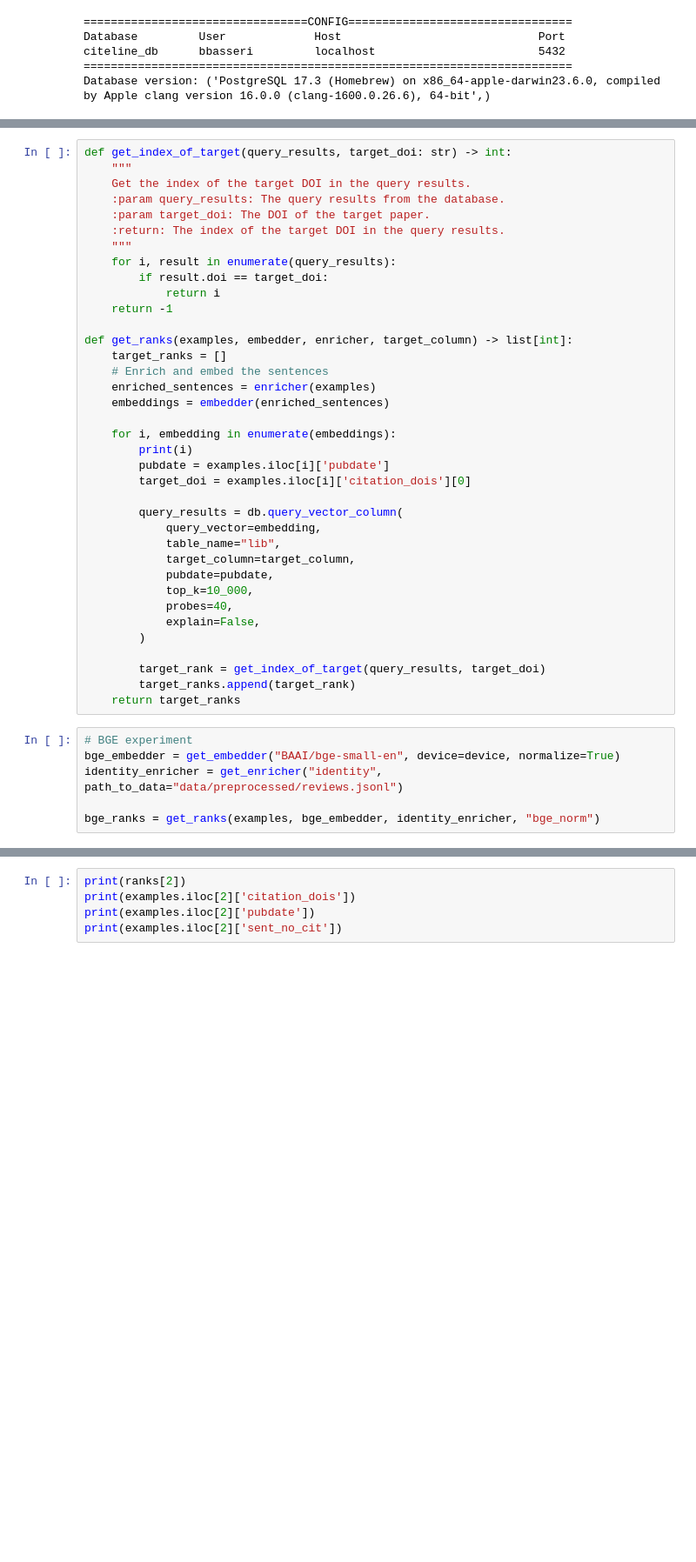
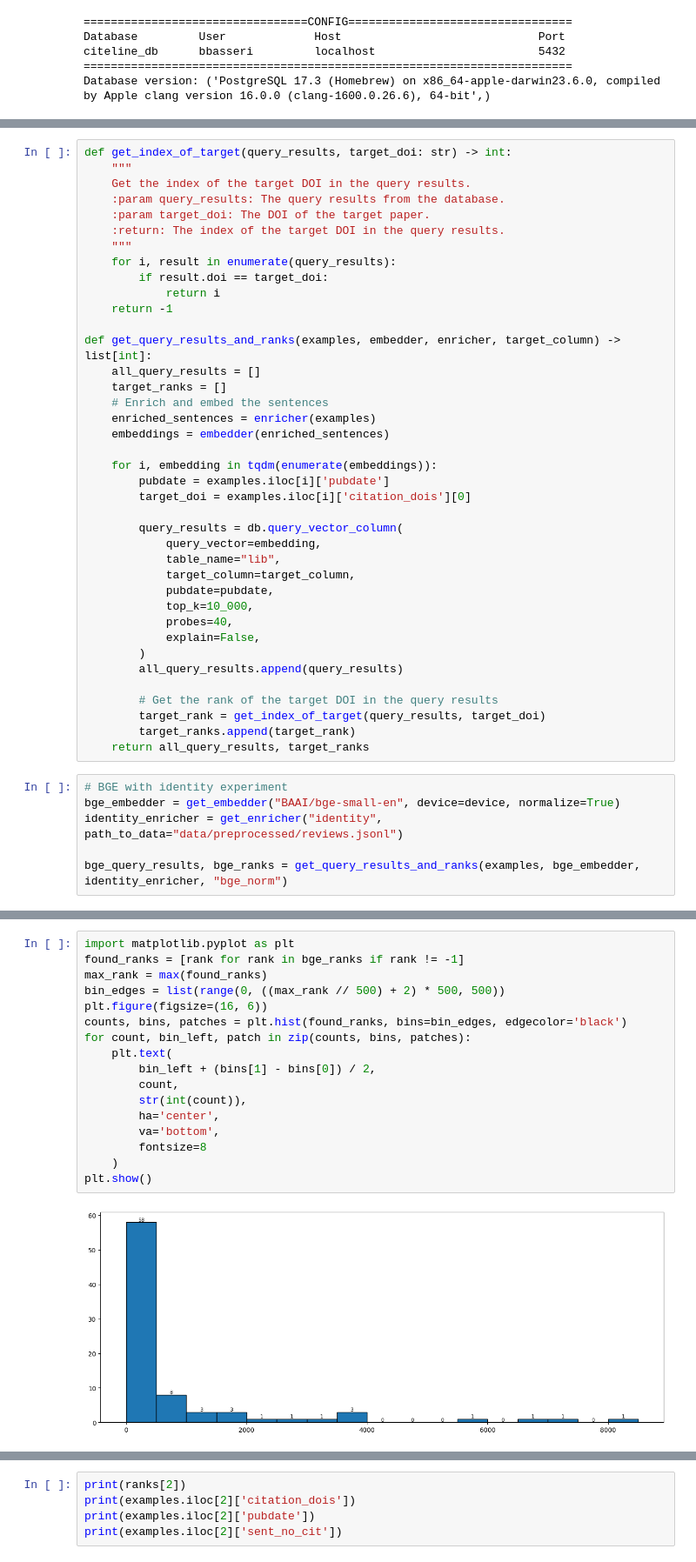
Before and after one commit to benjaminb/citeline, a Jupyter notebook: error_analysis.ipynb, the cells around one changed output, grey strips where cells are left out. Shown at 87% size. Cells and saved outputs as stored; diff of their text form; blank space fills up the shorter version.

```diff
--- a/error_analysis.ipynb
+++ b/error_analysis.ipynb
@@ -37,14 +42,14 @@ def get_index_of_target(query_results, target_doi: str) -> int:
             return i
     return -1
 
-def get_ranks(examples, embedder, enricher, target_column) -> list[int]:
+def get_query_results_and_ranks(examples, embedder, enricher, target_column) -> list[int]:
+    all_query_results = []
     target_ranks = []
     # Enrich and embed the sentences
     enriched_sentences = enricher(examples)
     embeddings = embedder(enriched_sentences)
 
-    for i, embedding in enumerate(embeddings):
-        print(i)
+    for i, embedding in tqdm(enumerate(embeddings)):
         pubdate = examples.iloc[i]['pubdate']
         target_doi = examples.iloc[i]['citation_dois'][0]
 
@@ -57,13 +62,15 @@ def get_ranks(examples, embedder, enricher, target_column) -> list[int]:
             probes=40,
             explain=False,
         )
+        all_query_results.append(query_results)
 
+        # Get the rank of the target DOI in the query results
         target_rank = get_index_of_target(query_results, target_doi)
         target_ranks.append(target_rank)
-    return target_ranks
+    return all_query_results, target_ranks
 # %%
-# BGE experiment
+# BGE with identity experiment
 bge_embedder = get_embedder("BAAI/bge-small-en", device=device, normalize=True)
 identity_enricher = get_enricher("identity", path_to_data="data/preprocessed/reviews.jsonl")
 
-bge_ranks = get_ranks(examples, bge_embedder, identity_enricher, "bge_norm")
+bge_query_results, bge_ranks = get_query_results_and_ranks(examples, bge_embedder, identity_enricher, "bge_norm")
@@ -132,0 +100,19 @@ Big misses: 16
+# %%
+import matplotlib.pyplot as plt
+found_ranks = [rank for rank in bge_ranks if rank != -1]
+max_rank = max(found_ranks)
+bin_edges = list(range(0, ((max_rank // 500) + 2) * 500, 500))
+plt.figure(figsize=(16, 6))
+counts, bins, patches = plt.hist(found_ranks, bins=bin_edges, edgecolor='black')
+for count, bin_left, patch in zip(counts, bins, patches):
+    plt.text(
+        bin_left + (bins[1] - bins[0]) / 2,
+        count,
+        str(int(count)),
+        ha='center',
+        va='bottom',
+        fontsize=8
+    )
+plt.show()
+# %% [output]
+[figure, added]
```
Also changed, not shown: parts of 13 cells of this notebook, 3 other files.
